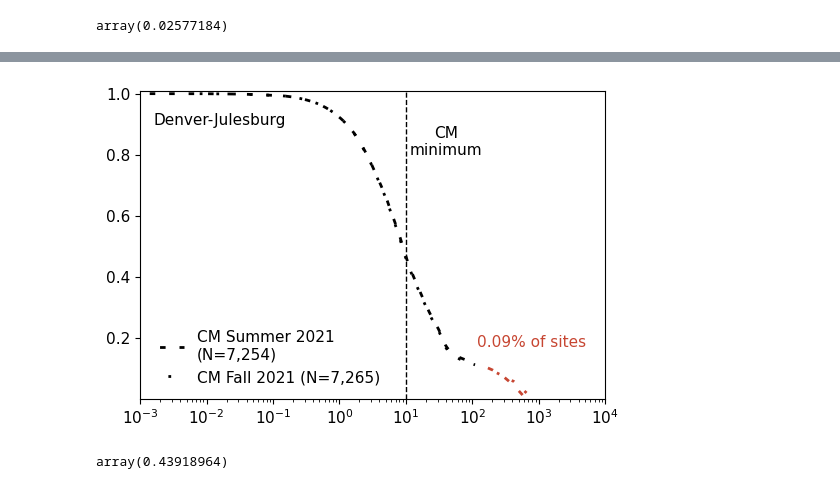
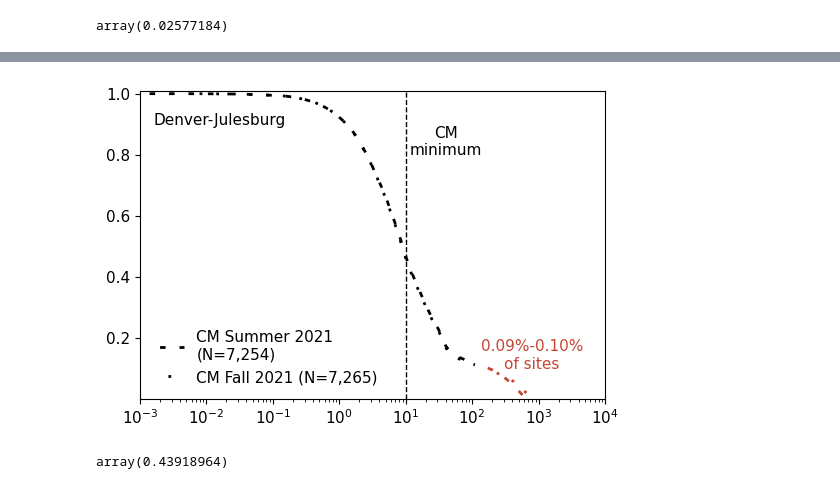
Before and after one commit to esherwin/MethaneDistributionsPublished, a Jupyter notebook: DistributionsMain.ipynb, the cells around one changed output, grey strips where cells are left out. Cells and saved outputs as stored; diff of their text form; code cells hidden in the pictures.

```diff
--- a/DistributionsMain.ipynb
+++ b/DistributionsMain.ipynb
@@ -331,35 +331,35 @@ plt.semilogx(CMDJ2021Summer.loc[CMDJ2021Summer['Emission magnitude [kgh]'] <= su
 plt.semilogx(CMDJ2021Fall.loc[CMDJ2021Fall['Emission magnitude [kgh]'] <= surveyStats.loc['Denver_fall2021', 'Transition point'], 'Emission magnitude [kgh]'], CMDJ2021Fall.loc[CMDJ2021Fall['Emission magnitude [kgh]'] <= surveyStats.loc['Denver_fall2021', 'Transition point'], 'Cumulative emissions fraction [%]'], linewidth=2, color=colors[0], linestyle=(1, (1, 5)))
 plt.semilogx(CMDJ2021Summer.loc[CMDJ2021Summer['Emission magnitude [kgh]'] >= surveyStats.loc['Denver_summer2021', 'Transition point'], 'Emission magnitude [kgh]'], CMDJ2021Summer.loc[CMDJ2021Summer['Emission magnitude [kgh]'] >= surveyStats.loc['Denver_summer2021', 'Transition point'], 'Cumulative emissions fraction [%]'], linewidth=2, color=colors[2], linestyle=(5, (2, 5)))
 plt.semilogx(CMDJ2021Fall.loc[CMDJ2021Fall['Emission magnitude [kgh]'] >= surveyStats.loc['Denver_fall2021', 'Transition point'], 'Emission magnitude [kgh]'], CMDJ2021Fall.loc[CMDJ2021Fall['Emission magnitude [kgh]'] >= surveyStats.loc['Denver_fall2021', 'Transition point'], 'Cumulative emissions fraction [%]'], linewidth=2, color=colors[2], linestyle=(1, (1, 5)))
 
 # Min detected
 min_detect_CM_DJ = [surveyStats.loc['Denver_summer2021', 'Min detected emission'],
                              surveyStats.loc['Denver_fall2021', 'Min detected emission']]
 
 plt.axvline(np.min(min_detect_CM_DJ), color=colors[0], linestyle="--", lw=1, label="CM min detected")
 plt.text(10**1.6, 0.8, 'CM\nminimum', color='black', rotation=0, ha='center') # , size=14
 
 fraction_sites_emitting_by_survey_DJ = [surveyStats.loc['Denver_summer2021', 'Avg % sites emitting'],
                                      surveyStats.loc['Denver_fall2021', 'Avg % sites emitting']]
 
-plt.text(10**2.9, 0.17, str("{:.2%}".format(np.min(fraction_sites_emitting_by_survey_DJ))) + ' of sites', color=colors[2], rotation=0, ha='center') # , size=14
+plt.text(10**2.9, 0.1, str("{:.2%}".format(np.min(fraction_sites_emitting_by_survey_DJ))) + '-' + str("{:.2%}".format(np.max(fraction_sites_emitting_by_survey_DJ))) + '\nof sites', color=colors[2], rotation=0, ha='center') # , size=14
 
 ax.set_ylim(0.001, 1.01)
 ax.set_xlim(10**-3, 10**4)
 # plt.xlabel('Emission magnitude [kg(CH4)/hr]', size=16)
 # plt.ylabel('Cumulative emissions fraction\nSmallest to largest', size=16)
 # plt.xticks(fontsize=14)
 # plt.yticks(fontsize=14)
 plt.legend(['CM Summer 2021 \n(N=' + '{:,.0f}'.format(surveyStats.loc['Denver_summer2021', 'Well sites covered']) + ')',
            'CM Fall 2021 (N=' + '{:,.0f}'.format(surveyStats.loc['Denver_fall2021', 'Well sites covered']) + ')'],
            loc='lower left', frameon=False) # , fontsize=12
 plt.text(10**-2.8, 0.9, 'Denver-Julesburg', color='black', rotation=0, ha='left') # , fontsize=24
 plt.rcParams["figure.figsize"] = 6,4
 plt.savefig(pathlib.PurePath(base_dir,'Figures/DJ distribution ' + todaydate + '.png'), format='png', bbox_inches="tight")
 plt.savefig(pathlib.PurePath(base_dir,'Figures/DJ distribution ' + todaydate + '.pdf'), format='pdf', bbox_inches="tight")
 # plt.show()
 # %% [output]
-[figure, old version]
+[figure, new version]
 # %%
 # Aerially detectable fraction of emissions from the Denver-Julesburg spring 2021 campaign
 DJS21_permian_interp = scipy.interpolate.interp1d(CMDJ2021Summer['Emission magnitude [kgh]'], CMDJ2021Summer['Cumulative emissions fraction [%]'])
```
Also changed, not shown: parts of 14 cells of this notebook, 1 other file.
